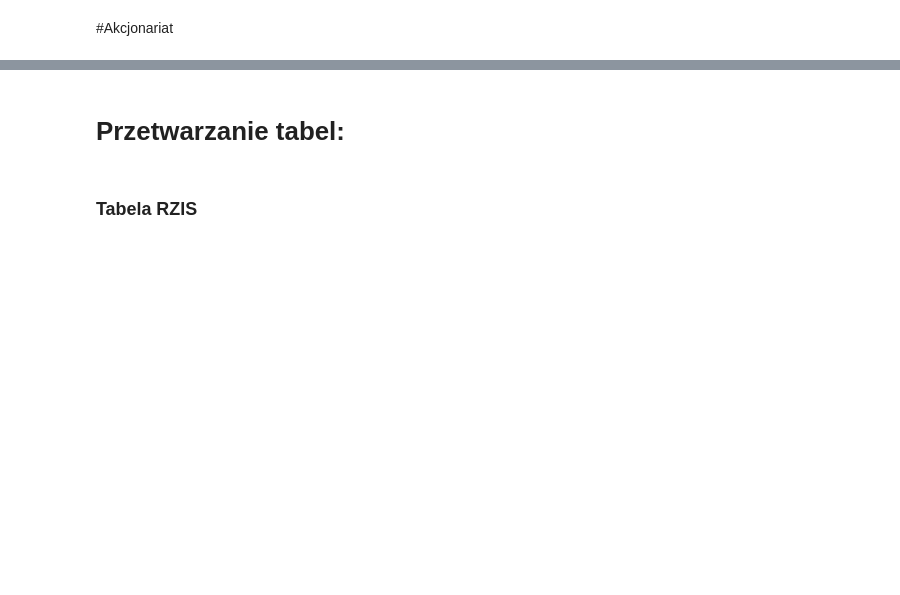
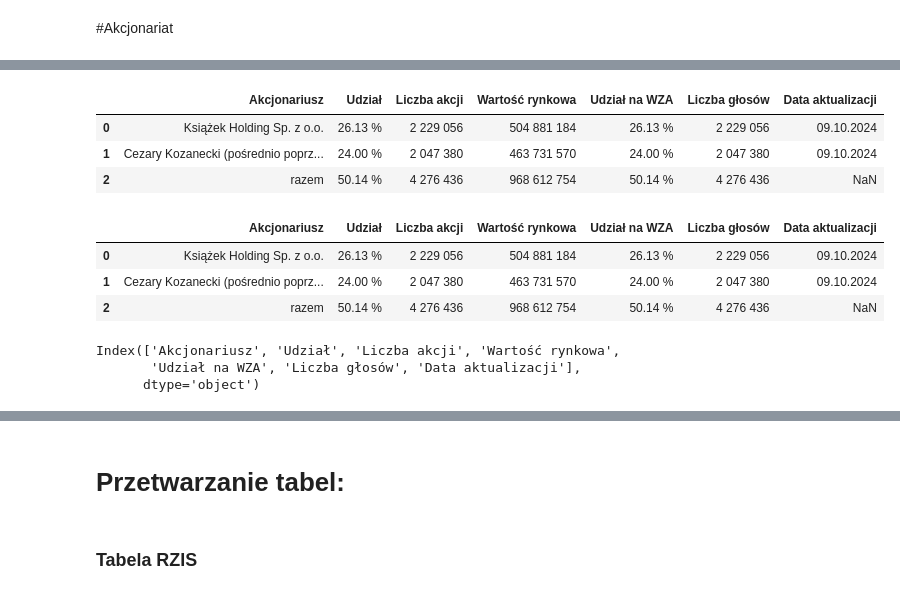
Before and after one commit to lebinho/biznesradar, a Jupyter notebook: biznesradar_stock_analysis.ipynb, the cells around one changed output, grey strips where cells are left out. Saved outputs shown, nothing was run; the diff lists cells and outputs as text; code cells hidden in the pictures; blank space fills up the shorter version.

```diff
--- a/biznesradar_stock_analysis.ipynb
+++ b/biznesradar_stock_analysis.ipynb
@@ -27,3 +27,19 @@ py.offline.init_notebook_mode(connected=True)
 
 pd.options.display.max_columns = 100   # set the maximum columns to display
 pd.options.display.max_rows = 100   # set the maximum rows to display
+# %%
+# list of stocks in biznesradar
+lista_spolek = pd.read_csv('biznesradar_stocks_parameters.csv', sep=',')
+# display(lista_spolek.head(5))
+
+# define the search string
+search = 'syn'  # Replace 'syn' with your desired value, or 'all_stocks' to get all rows
+
+# Check if search is 'all_stocks' or something else
+if search == 'all_stocks':
+    lista_spolek_import = lista_spolek  # Return all rows
+else:
+    lista_spolek_import = lista_spolek[lista_spolek['Stock Parameter'].str.contains(search, case=False, na=False)]
+
+# display the filtered or full data
+display(lista_spolek_import)
@@ -39,0 +57,19 @@ HTTPError: HTTP Error 401: Unauthorized
+# %%
+table_Akcjonariat = pd.read_html('https://www.biznesradar.pl/akcjonariat/{}'.format(Spolka))
+table_Akcjonariat = table_Akcjonariat[0]
+display(table_Akcjonariat.head(5))
+display(table_Akcjonariat.tail(5))
+
+display(table_Akcjonariat.columns)
+# %% [output]
+|  | Akcjonariusz | Udział | Liczba akcji | Wartość rynkowa | Udział na WZA | Liczba głosów | Data aktualizacji |
+| 0 | Książek Holding Sp. z o.o. | 26.13 % | 2 229 056 | 504 881 184 | 26.13 % | 2 229 056 | 09.10.2024 |
+| 1 | Cezary Kozanecki (pośrednio poprz... | 24.00 % | 2 047 380 | 463 731 570 | 24.00 % | 2 047 380 | 09.10.2024 |
+| 2 | razem | 50.14 % | 4 276 436 | 968 612 754 | 50.14 % | 4 276 436 | NaN |
+|  | Akcjonariusz | Udział | Liczba akcji | Wartość rynkowa | Udział na WZA | Liczba głosów | Data aktualizacji |
+| 0 | Książek Holding Sp. z o.o. | 26.13 % | 2 229 056 | 504 881 184 | 26.13 % | 2 229 056 | 09.10.2024 |
+| 1 | Cezary Kozanecki (pośrednio poprz... | 24.00 % | 2 047 380 | 463 731 570 | 24.00 % | 2 047 380 | 09.10.2024 |
+| 2 | razem | 50.14 % | 4 276 436 | 968 612 754 | 50.14 % | 4 276 436 | NaN |
+Index(['Akcjonariusz', 'Udział', 'Liczba akcji', 'Wartość rynkowa',
+       'Udział na WZA', 'Liczba głosów', 'Data aktualizacji'],
+      dtype='object')
```
Also changed, not shown: parts of 6 cells of this notebook.
